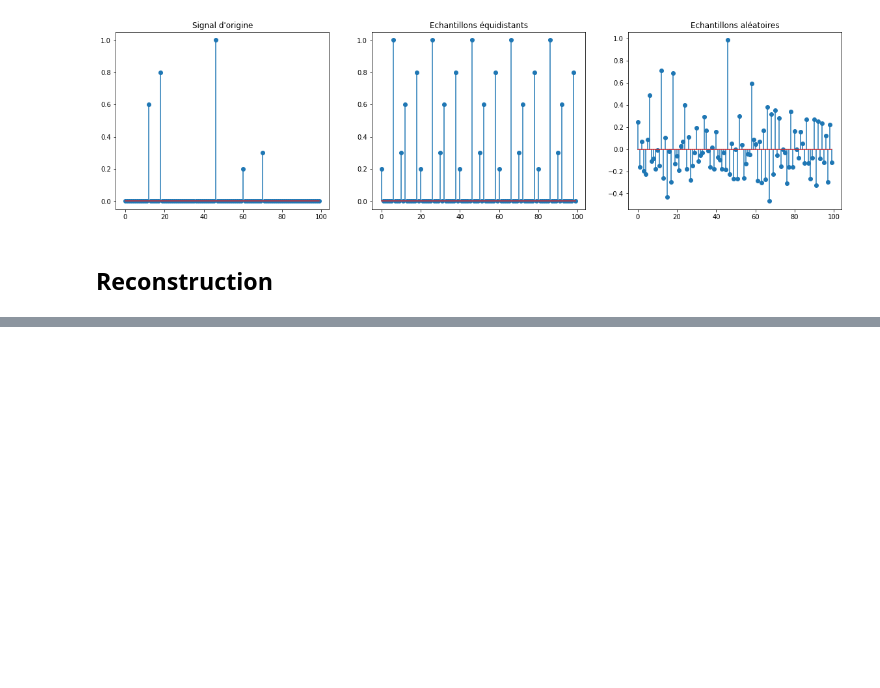
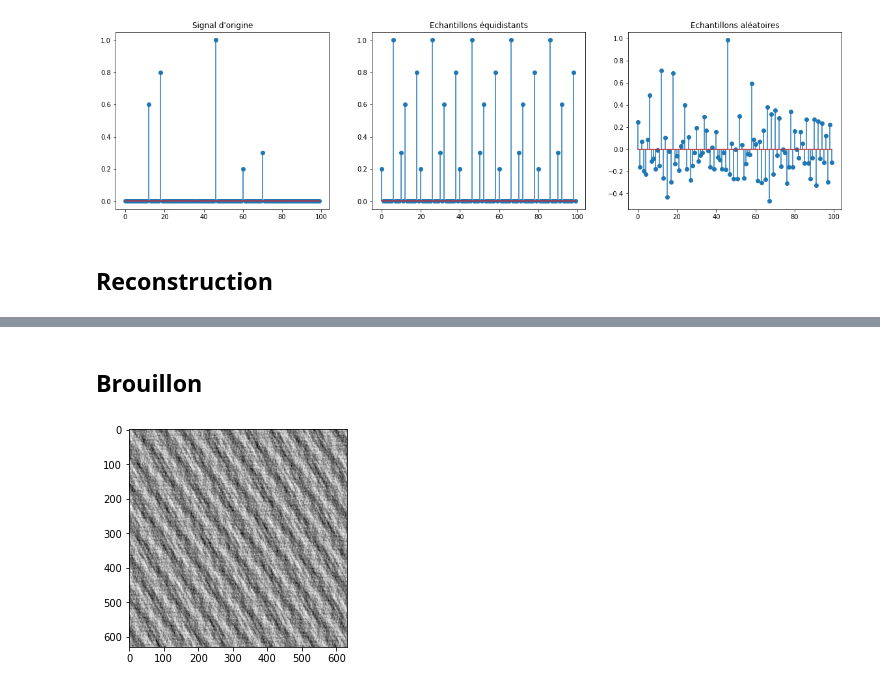
Before and after one commit to xylophong/compressed-sensing-MRI, a Jupyter notebook: CS-MRI_project.ipynb, the cells around one changed output, grey strips where cells are left out. Saved outputs shown, nothing was run; the diff lists cells and outputs as text; code cells hidden in the pictures; blank space fills up the shorter version.

```diff
--- a/CS-MRI_project.ipynb
+++ b/CS-MRI_project.ipynb
@@ -88,0 +112,13 @@ for i in range(n_iter):
+# %% [markdown]
+## Brouillon
+# %%
+brain_under = np.zeros(brain_fourier.shape, dtype='complex')
+sample_x = np.random.choice(brain_fourier.shape[0], int(brain_fourier.shape[0] / 1))
+sample_y = np.random.choice(brain_fourier.shape[0], int(brain_fourier.shape[0] / 1))
+brain_under[sample_x, sample_y] = brain_fourier[sample_x, sample_y]
+
+brain_rec = np.fft.ifft2(brain_under) * 1
+
+plt.imshow(brain_rec.real, cmap='Greys');
+# %% [output]
+[figure, added]
```
Also changed, not shown: parts of 7 cells of this notebook, 1 other file.
